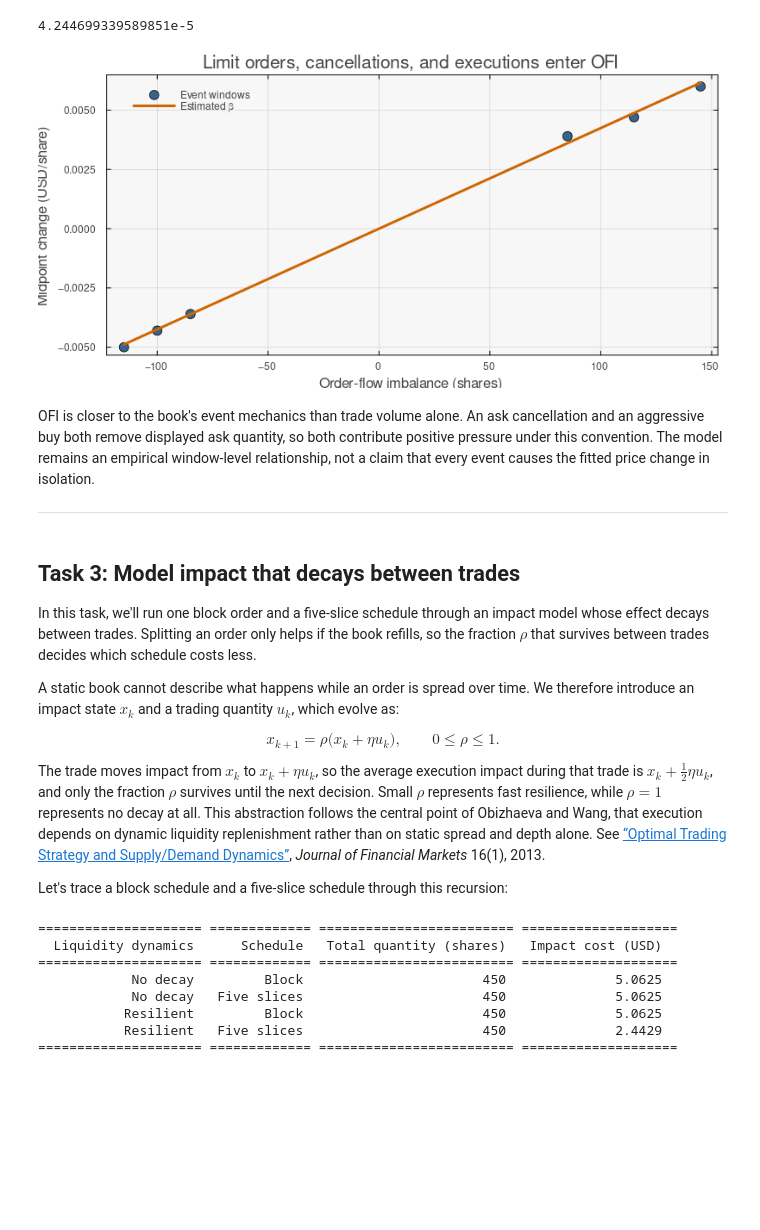
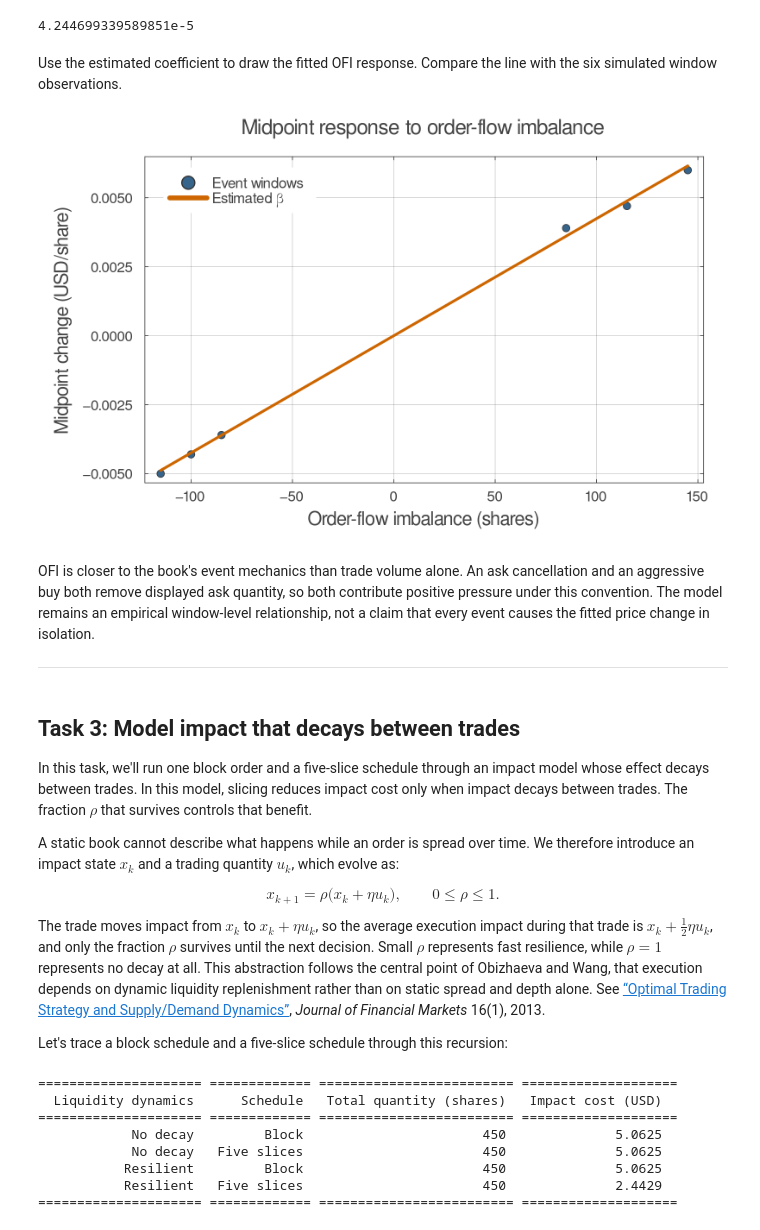
Before and after one commit to varnerlab/CHEME-5660-CourseRepository-Fall-2026, a Jupyter notebook: lectures/week-3/L3a/advanced/market_impact/CHEME-5660-L3a-Advanced-Market-Impact-Models-Fall-2026.ipynb, the cells around one changed output. Saved outputs shown, nothing was run; the diff lists cells and outputs as text; code cells hidden in the pictures; blank space fills up the shorter version.

```diff
--- a/lectures/week-3/L3a/advanced/market_impact/CHEME-5660-L3a-Advanced-Market-Impact-Models-Fall-2026.ipynb
+++ b/lectures/week-3/L3a/advanced/market_impact/CHEME-5660-L3a-Advanced-Market-Impact-Models-Fall-2026.ipynb
@@ -349,17 +391,20 @@ beta_hat = dot(ofi_windows.ofi, ofi_windows.midpoint_change) /
 # %% [output]
 4.244699339589851e-5
+# %% [markdown]
+Use the estimated coefficient to draw the fitted OFI response. Compare the line with the six simulated window observations.
 # %%
-ofi_grid = range(extrema(ofi_windows.ofi)...; length = 100)
+# Display midpoint changes and the fitted OFI response line -
+ofi_grid = range(extrema(ofi_windows.ofi)...; length = 100) # evenly spaced plotting support in shares
 scatter(
     ofi_windows.ofi, ofi_windows.midpoint_change;
     marker = :circle, markersize = 6, color = :steelblue4, label = "Event windows",
     xlabel = "Order-flow imbalance (shares)", ylabel = "Midpoint change (USD/share)",
-    title = "Limit orders, cancellations, and executions enter OFI", size = (800, 390),
+    title = "Midpoint response to order-flow imbalance", size = (1000, 620),
 )
 plot!(ofi_grid, beta_hat .* ofi_grid;
-    color = :darkorange3, linewidth = 3, label = "Estimated β")
+    color = :darkorange3, linewidth = 4, label = "Estimated β", legend = :topleft)
 # %% [output]
-[figure, old version]
+[figure, new version]
 # %% [markdown]
 OFI is closer to the book's event mechanics than trade volume alone. An ask cancellation and an aggressive buy both remove displayed ask quantity, so both contribute positive pressure under this convention. The model remains an empirical window-level relationship, not a claim that every event causes the fitted price change in isolation.
 
@@ -367,7 +412,7 @@ ___
 # %% [markdown]
 ## Task 3: Model impact that decays between trades
 
-In this task, we'll run one block order and a five-slice schedule through an impact model whose effect decays between trades. Splitting an order only helps if the book refills, so the fraction $\rho$ that survives between trades decides which schedule costs less.
+In this task, we'll run one block order and a five-slice schedule through an impact model whose effect decays between trades. In this model, slicing reduces impact cost only when impact decays between trades. The fraction $\rho$ that survives controls that benefit.
 
 A static book cannot describe what happens while an order is spread over time. We therefore introduce an impact state $x_k$ and a trading quantity $u_k$, which evolve as:
 
```
Also changed, not shown: parts of 22 cells of this notebook, 16 other files.
